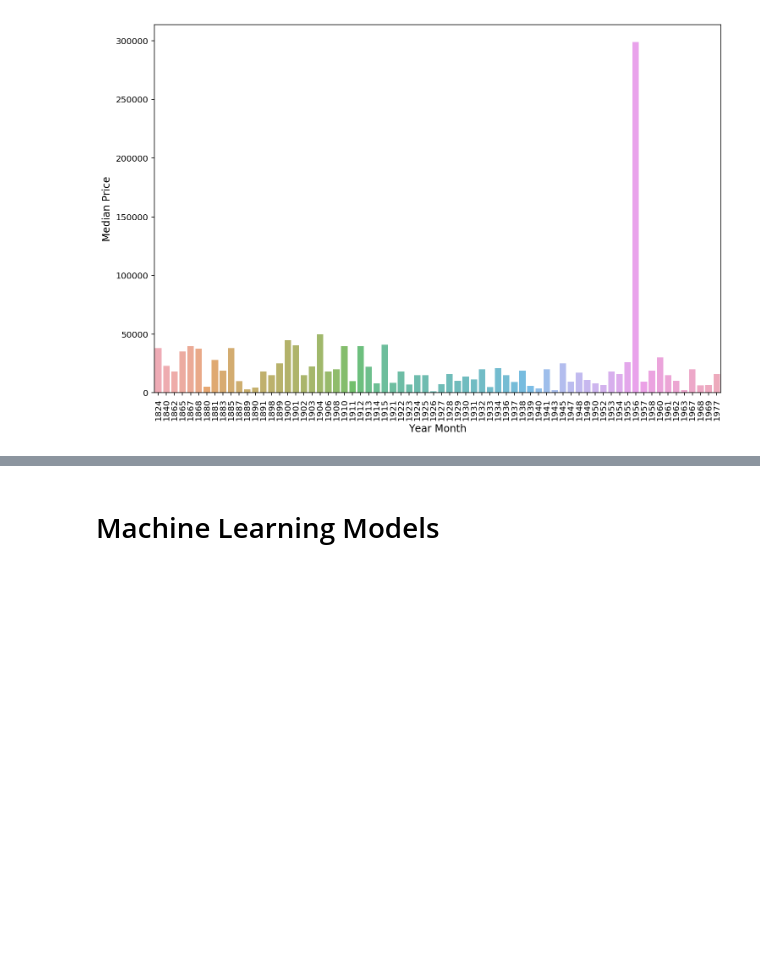
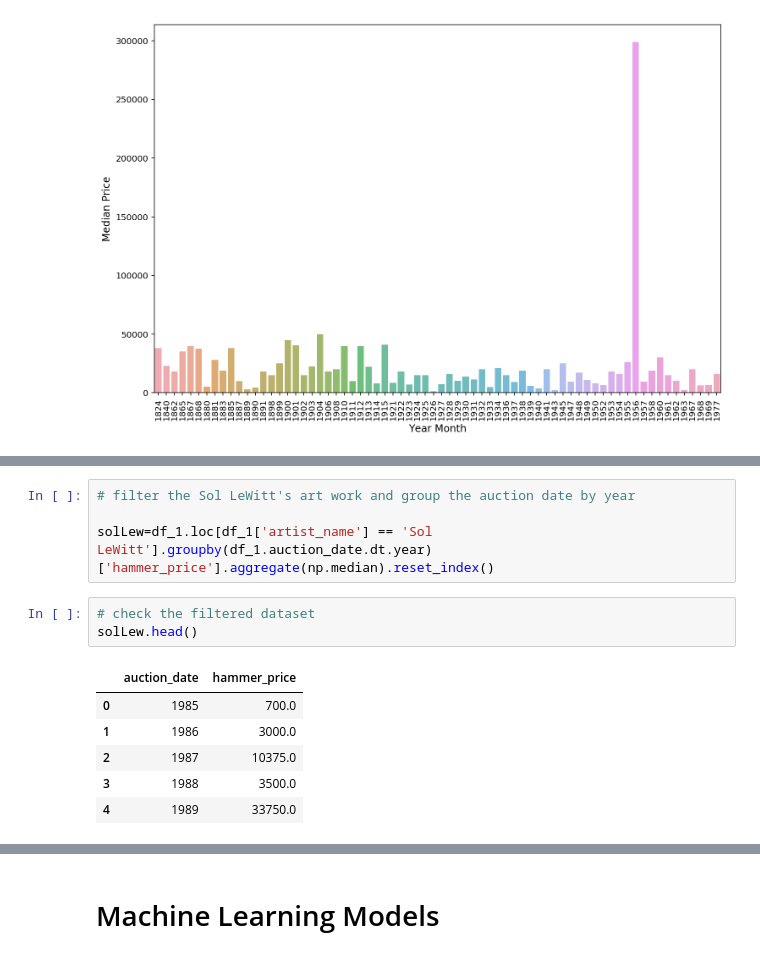
Before and after one commit to choutinezhou/Arthena, a Jupyter notebook: data_science_problem_choutineZhou.ipynb, the cells around one changed output, grey strips where cells are left out. Drawn from its saved outputs; the diff is of its cells as text; blank space fills up the shorter version.

```diff
--- a/data_science_problem_choutineZhou.ipynb
+++ b/data_science_problem_choutineZhou.ipynb
@@ -205,0 +213,14 @@ plt.show()
+# %%
+# filter the Sol LeWitt's art work and group the auction date by year
+
+solLew=df_1.loc[df_1['artist_name'] == 'Sol LeWitt'].groupby(df_1.auction_date.dt.year)['hammer_price'].aggregate(np.median).reset_index()
+# %%
+# check the filtered dataset
+solLew.head()
+# %% [output]
+|  | auction_date | hammer_price |
+| 0 | 1985 | 700.0 |
+| 1 | 1986 | 3000.0 |
+| 2 | 1987 | 10375.0 |
+| 3 | 1988 | 3500.0 |
+| 4 | 1989 | 33750.0 |
```
Also changed, not shown: parts of 5 cells of this notebook, 1 other file.
